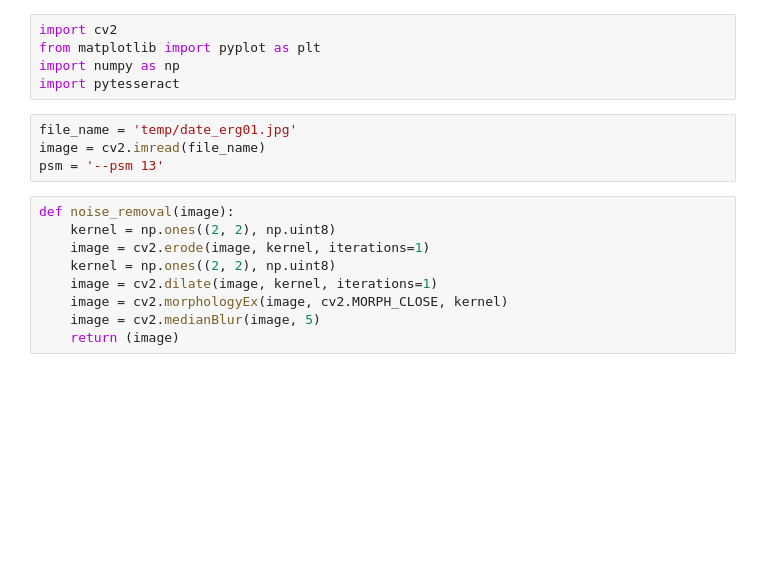
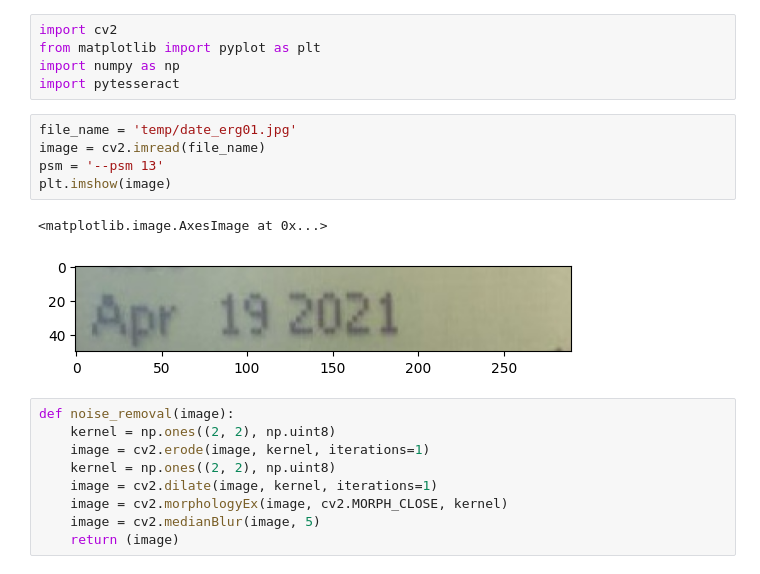
Before and after one commit to paper-dragonfly/ocr_sandbox, a Jupyter notebook: extract_data.ipynb, the cells around one changed output. Saved outputs shown, nothing was run; the diff lists cells and outputs as text; blank space fills up the shorter version.

```diff
--- a/extract_data.ipynb
+++ b/extract_data.ipynb
@@ -6,7 +6,11 @@ import pytesseract
 # %%
 file_name = 'temp/date_erg01.jpg'
 image = cv2.imread(file_name)
 psm = '--psm 13'
+plt.imshow(image)
+# %% [output]
+<matplotlib.image.AxesImage at 0x...>
+[figure, added]
 # %%
 def noise_removal(image):
     kernel = np.ones((2, 2), np.uint8)
```
Also changed, not shown: parts of 2 cells of this notebook, 9 other files.
